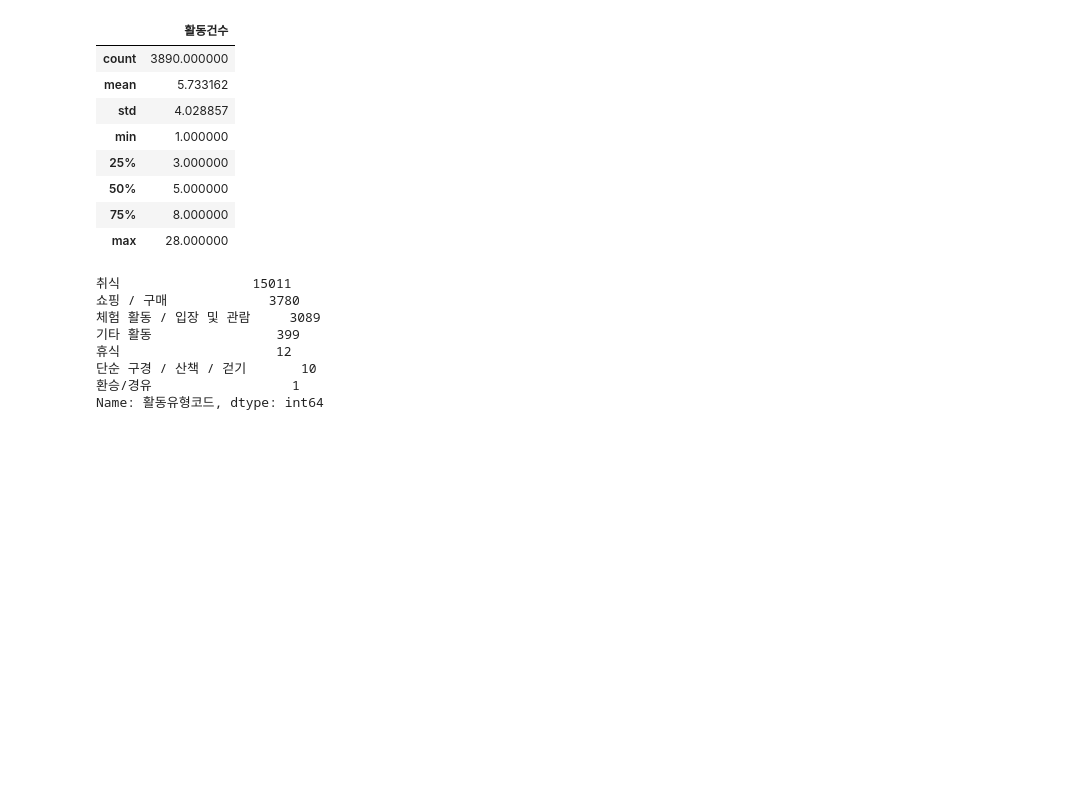
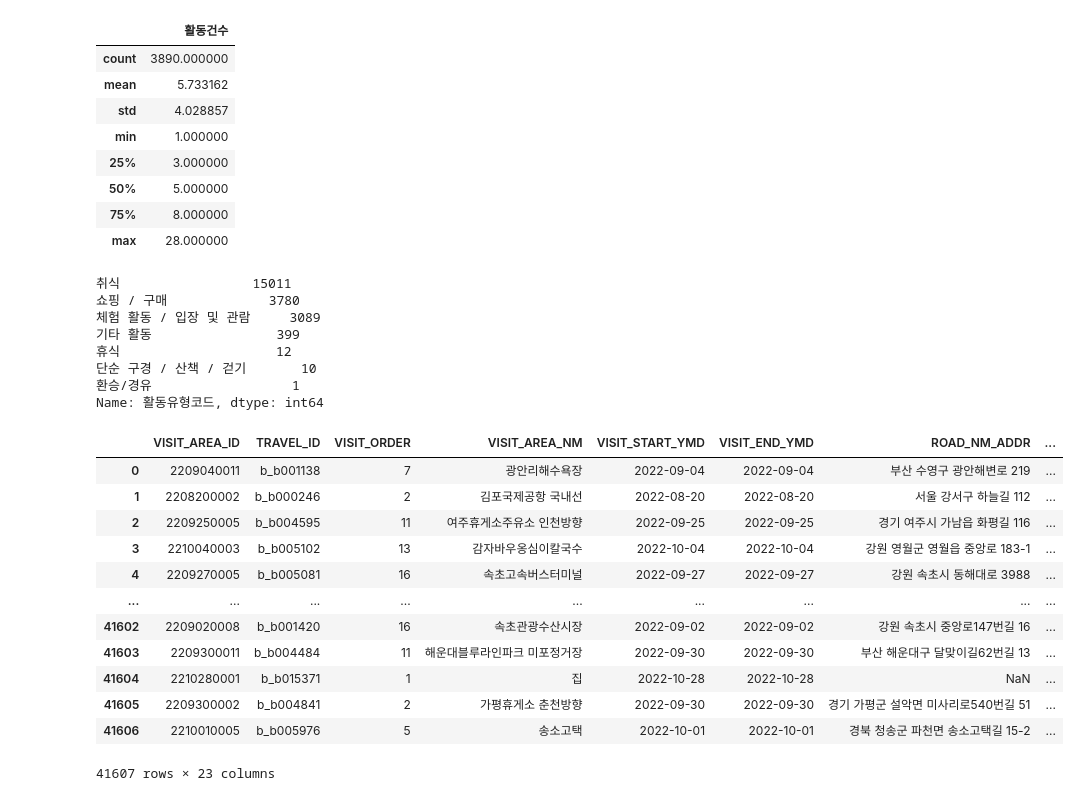
Before and after one commit to ssoom98/where2go, a Jupyter notebook: choi/preprocessing/가설검증전처리.ipynb, the cells around one changed output. Saved outputs shown, nothing was run; the diff lists cells and outputs as text; code cells hidden in the pictures; blank space fills up the shorter version.

```diff
--- a/choi/preprocessing/가설검증전처리.ipynb
+++ b/choi/preprocessing/가설검증전처리.ipynb
@@ -223,3 +209,22 @@ cons_his_df['활동유형코드'].value_counts()
 단순 구경 / 산책 / 걷기       10
 환승/경유                  1
 Name: 활동유형코드, dtype: int64
+# %%
+va_info_df1 = pd.read_csv("../../data/east/TL_csv/tn_visit_area_info_방문지정보_B.csv")
+va_info_df2 = pd.read_csv("../../data/east/VL_csv/tn_visit_area_info_방문지정보_B.csv")
+va_info = pd.concat([va_info_df1,va_info_df2],axis=0, ignore_index=True)
+pd.DataFrame(va_info)
+# %% [output]
+|  | VISIT_AREA_ID | TRAVEL_ID | VISIT_ORDER | VISIT_AREA_NM | VISIT_START_YMD | VISIT_END_YMD | ROAD_NM_ADDR | ... |
+| 0 | 2209040011 | b_b001138 | 7 | 광안리해수욕장 | 2022-09-04 | 2022-09-04 | 부산 수영구 광안해변로 219 | ... |
+| 1 | 2208200002 | b_b000246 | 2 | 김포국제공항 국내선 | 2022-08-20 | 2022-08-20 | 서울 강서구 하늘길 112 | ... |
+| 2 | 2209250005 | b_b004595 | 11 | 여주휴게소주유소 인천방향 | 2022-09-25 | 2022-09-25 | 경기 여주시 가남읍 화평길 116 | ... |
+| 3 | 2210040003 | b_b005102 | 13 | 감자바우옹심이칼국수 | 2022-10-04 | 2022-10-04 | 강원 영월군 영월읍 중앙로 183-1 | ... |
+| 4 | 2209270005 | b_b005081 | 16 | 속초고속버스터미널 | 2022-09-27 | 2022-09-27 | 강원 속초시 동해대로 3988 | ... |
+| ... | ... | ... | ... | ... | ... | ... | ... | ... |
+| 41602 | 2209020008 | b_b001420 | 16 | 속초관광수산시장 | 2022-09-02 | 2022-09-02 | 강원 속초시 중앙로147번길 16 | ... |
+| 41603 | 2209300011 | b_b004484 | 11 | 해운대블루라인파크 미포정거장 | 2022-09-30 | 2022-09-30 | 부산 해운대구 달맞이길62번길 13 | ... |
+| 41604 | 2210280001 | b_b015371 | 1 | 집 | 2022-10-28 | 2022-10-28 | NaN | ... |
+| 41605 | 2209300002 | b_b004841 | 2 | 가평휴게소 춘천방향 | 2022-09-30 | 2022-09-30 | 경기 가평군 설악면 미사리로540번길 51 | ... |
+| 41606 | 2210010005 | b_b005976 | 5 | 송소고택 | 2022-10-01 | 2022-10-01 | 경북 청송군 파천면 송소고택길 15-2 | ... |
+41607 rows × 23 columns
```
Also changed, not shown: parts of 15 cells of this notebook.
